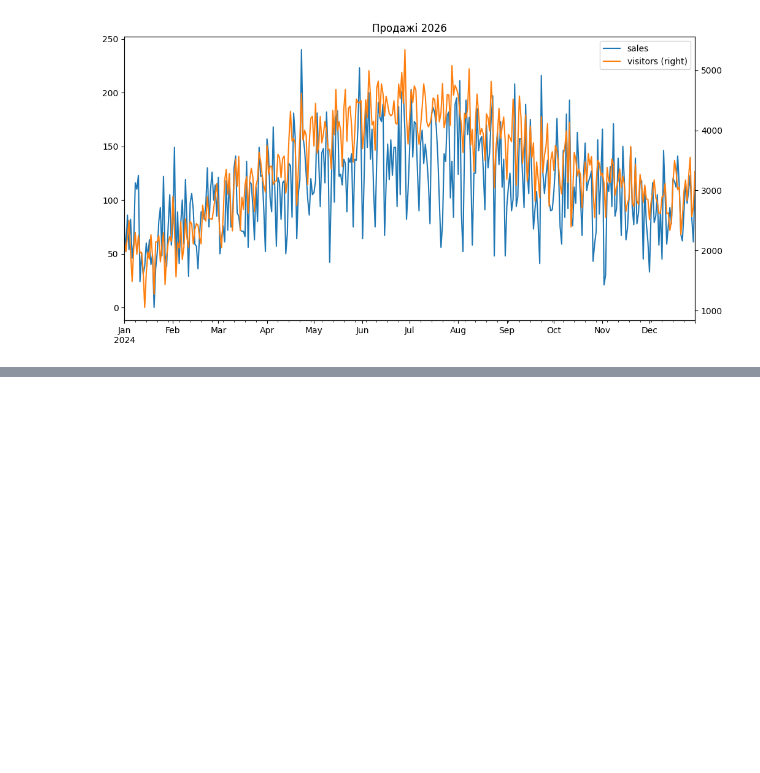
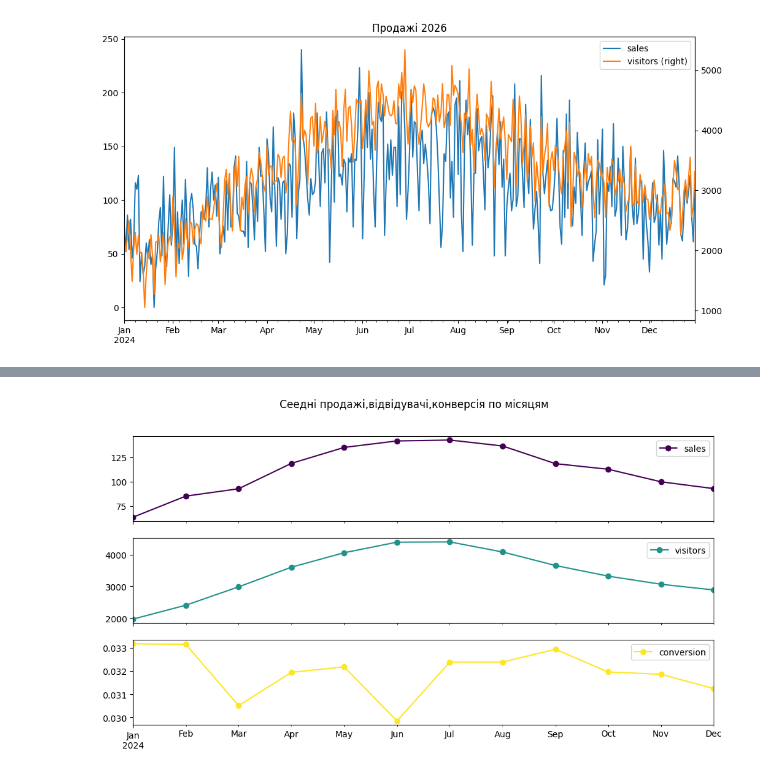
Before and after one commit to zaporozhetsalena/My-first-project, a Jupyter notebook: pandas_visualization.ipynb, the cells around one changed output, grey strips where cells are left out. Drawn from its saved outputs; the diff is of its cells as text; code cells hidden in the pictures; blank space fills up the shorter version.

```diff
--- a/pandas_visualization.ipynb
+++ b/pandas_visualization.ipynb
@@ -81,0 +135,11 @@ plt.show()
+# %%
+monthly_data = sales_data[["sales","visitors","conversion"]].resample("ME").mean()
+monthly_data.plot(
+    figsize=(12,6),
+    marker="o",
+    subplots=True,
+    colormap="viridis",
+    title="Сеедні продажі,відвідувачі,конверсія по місяцям"
+);
+# %% [output]
+[figure, added]
```
Also changed, not shown: parts of 12 cells of this notebook.
